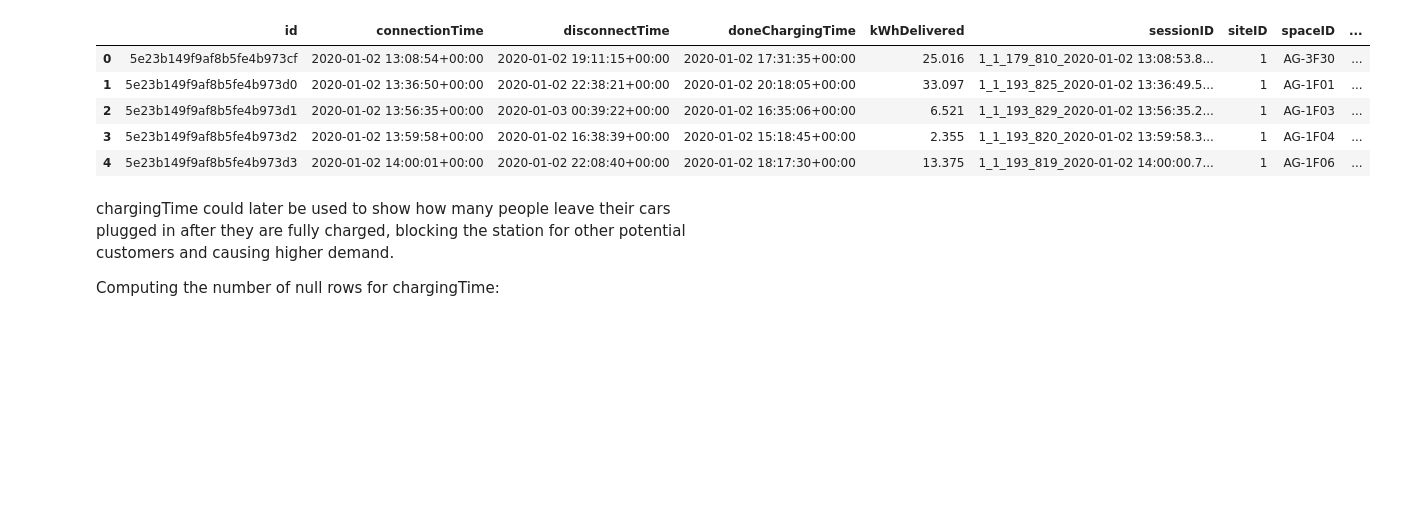
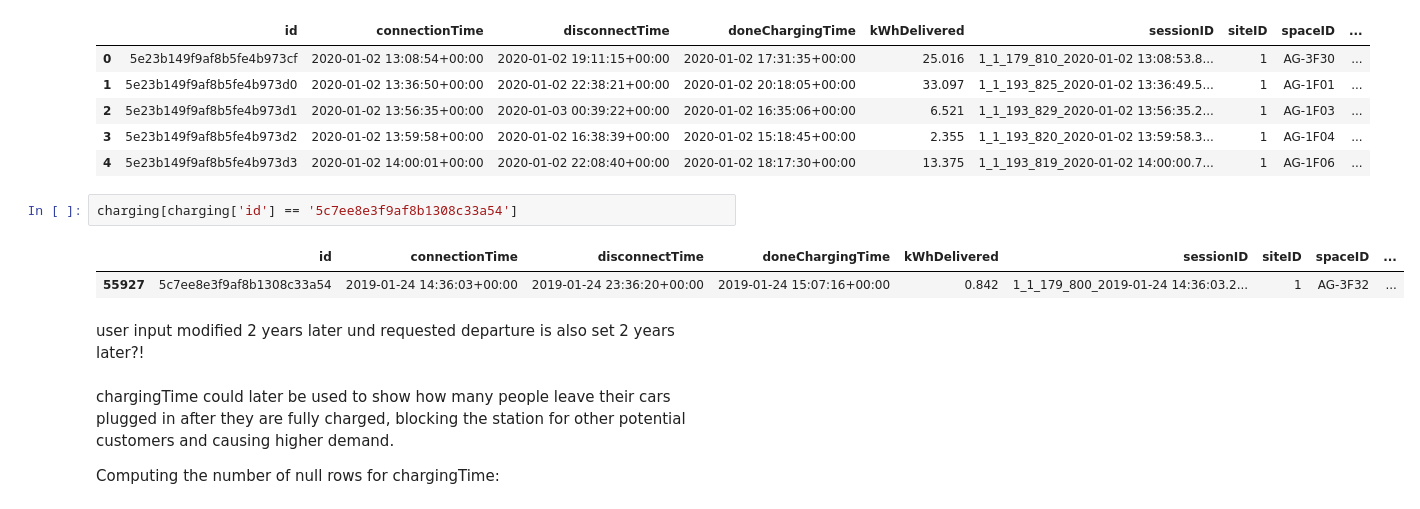
Before and after one commit to Vigro08/AA-Team-Assignment, a Jupyter notebook: Tasks/01_Data_Preparation.ipynb, the cells around one changed output. Saved outputs shown, nothing was run; the diff lists cells and outputs as text; blank space fills up the shorter version.

Commit message:
Task 1: Observe that userInputs might be years after actual charging session -> invalid userInputs; spaceId corresponds to one siteID

```diff
--- a/Tasks/01_Data_Preparation.ipynb
+++ b/Tasks/01_Data_Preparation.ipynb
@@ -226,6 +226,13 @@ charging.head()
 | 2 | 5e23b149f9af8b5fe4b973d1 | 2020-01-02 13:56:35+00:00 | 2020-01-03 00:39:22+00:00 | 2020-01-02 16:35:06+00:00 | 6.521 | 1_1_193_829_2020-01-02 13:56:35.2... | 1 | AG-1F03 | ... |
 | 3 | 5e23b149f9af8b5fe4b973d2 | 2020-01-02 13:59:58+00:00 | 2020-01-02 16:38:39+00:00 | 2020-01-02 15:18:45+00:00 | 2.355 | 1_1_193_820_2020-01-02 13:59:58.3... | 1 | AG-1F04 | ... |
 | 4 | 5e23b149f9af8b5fe4b973d3 | 2020-01-02 14:00:01+00:00 | 2020-01-02 22:08:40+00:00 | 2020-01-02 18:17:30+00:00 | 13.375 | 1_1_193_819_2020-01-02 14:00:00.7... | 1 | AG-1F06 | ... |
+# %%
+charging[charging['id'] == '5c7ee8e3f9af8b1308c33a54']
+# %% [output]
+|  | id | connectionTime | disconnectTime | doneChargingTime | kWhDelivered | sessionID | siteID | spaceID | ... |
+| 55927 | 5c7ee8e3f9af8b1308c33a54 | 2019-01-24 14:36:03+00:00 | 2019-01-24 23:36:20+00:00 | 2019-01-24 15:07:16+00:00 | 0.842 | 1_1_179_800_2019-01-24 14:36:03.2... | 1 | AG-3F32 | ... |
+# %% [markdown]
+user input modified 2 years later und requested departure is also set 2 years later?!
 # %% [markdown]
 chargingTime could later be used to show how many people leave their cars plugged in after they are fully charged, blocking the station for other potential customers and causing higher demand.
 
```
Also changed, not shown: parts of 3 cells of this notebook.
